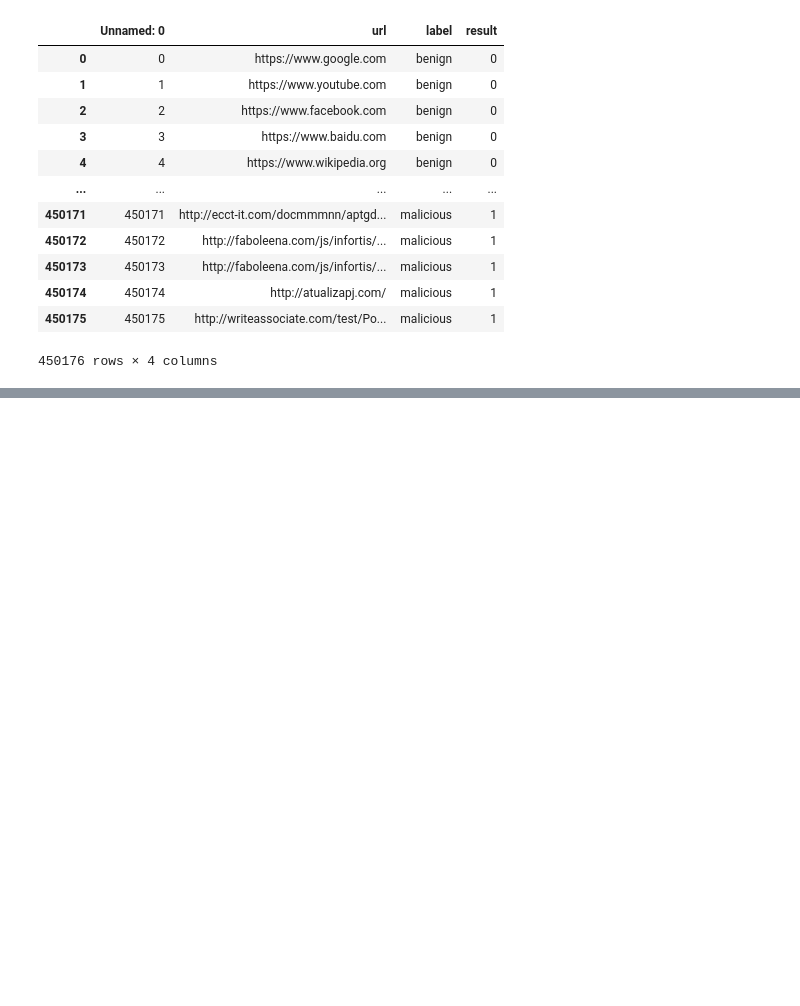
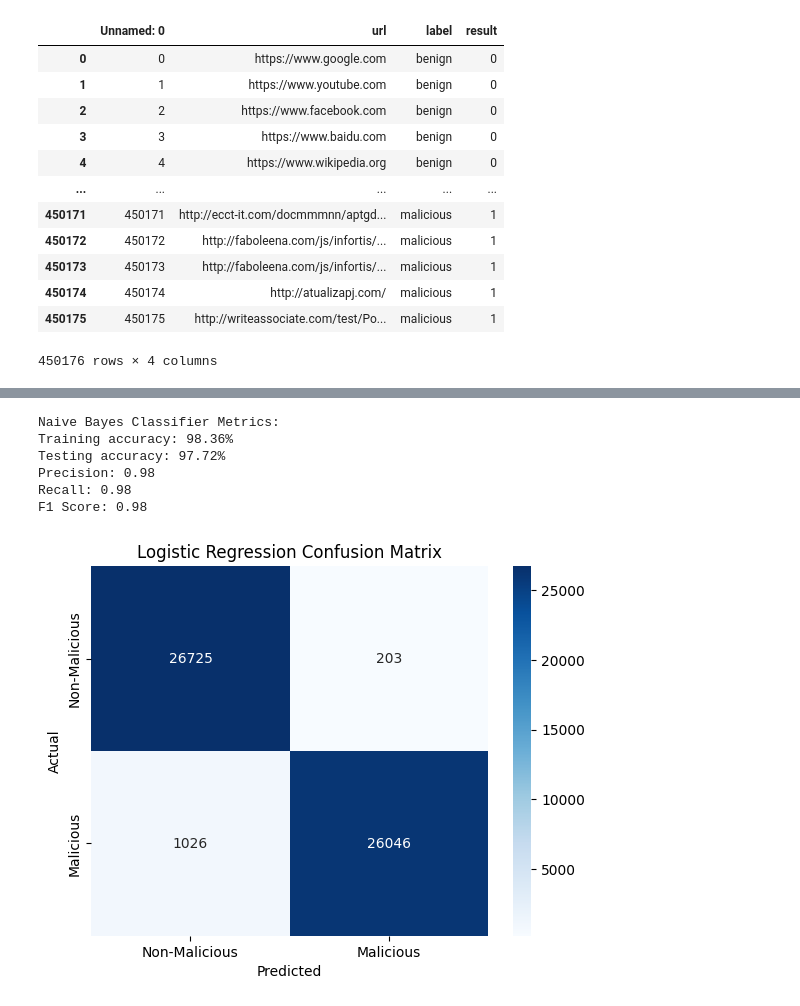
Before and after one commit to roy-asraf1/Identifying-malicious-addresses-by-deep-learning, a Jupyter notebook: cyberwork.ipynb, the cells around one changed output, grey strips where cells are left out. Saved outputs shown, nothing was run; the diff lists cells and outputs as text; code cells hidden in the pictures; blank space fills up the shorter version.

```diff
--- a/cyberwork.ipynb
+++ b/cyberwork.ipynb
@@ -538,0 +403,59 @@ df
+# %%
+from sklearn.naive_bayes import MultinomialNB
+from sklearn.model_selection import train_test_split
+from sklearn.metrics import accuracy_score, precision_score, recall_score, f1_score, confusion_matrix
+from sklearn.preprocessing import MinMaxScaler
+from scipy.sparse import hstack
+import seaborn as sns
+import matplotlib.pyplot as plt
+
+# Assuming 'df', 'tfidf_features', and 'count_features' are pre-loaded
+y = df['label']
+X = df.drop(columns=['url', 'label'])  # Isolating features
+
+# Defining numerical features
+numerical_features = df[['uses_ip', 'count_digits', 'count_letters', 'length',
+                         'letter_digit_letter_count', 'digit_letter_digit_count',
+                         'has_suspicious_keywords', 'has_subdomains', 'numberDots',
+                         'numberHyphen', 'numberBackSlash', 'number_rate',
+                         'alphabet_entropy', 'starts_with_https']].astype(float)
+
+# Scale numerical features to be between 0 and 1
+scaler = MinMaxScaler()
+scaled_numerical = scaler.fit_transform(numerical_features)
+
+# Combine scaled numerical features with tfidf and count features
+X_combined = hstack([scaled_numerical, tfidf_features, count_features]).tocsr()
+
+# Split the data into training and test sets
+x_train, x_test, y_train, y_test = train_test_split(X_combined, y, test_size=0.3, random_state=42, shuffle=True)
+
+# Initialize and train the Multinomial Naive Bayes classifier
+clf = MultinomialNB()
+clf.fit(x_train, y_train)
+
+# Model Evaluation
+print("Naive Bayes Classifier Metrics:")
+training_accuracy = accuracy_score(y_train, clf.predict(x_train))
+testing_accuracy = accuracy_score(y_test, clf.predict(x_test))
+print("Training accuracy: {:.2f}%".format(training_accuracy * 100))
+print("Testing accuracy: {:.2f}%".format(testing_accuracy * 100))
+print("Precision: {:.2f}".format(precision_score(y_test, clf.predict(x_test), average='weighted')))
+print("Recall: {:.2f}".format(recall_score(y_test, clf.predict(x_test), average='weighted')))
+print("F1 Score: {:.2f}".format(f1_score(y_test, clf.predict(x_test), average='weighted')))
+
+# Confusion Matrix
+cf_matrix = confusion_matrix(y_test, clf.predict(x_test))
+sns.heatmap(cf_matrix, annot=True, fmt='d', cmap='Blues', xticklabels=['Non-Malicious', 'Malicious'], yticklabels=['Non-Malicious', 'Malicious'])
+plt.xlabel('Predicted')
+plt.ylabel('Actual')
+plt.title('Logistic Regression Confusion Matrix')
+plt.show()
+# %% [output]
+Naive Bayes Classifier Metrics:
+Training accuracy: 98.36%
+Testing accuracy: 97.72%
+Precision: 0.98
+Recall: 0.98
+F1 Score: 0.98
+[figure, added]
```
Also changed, not shown: parts of 20 cells of this notebook.
